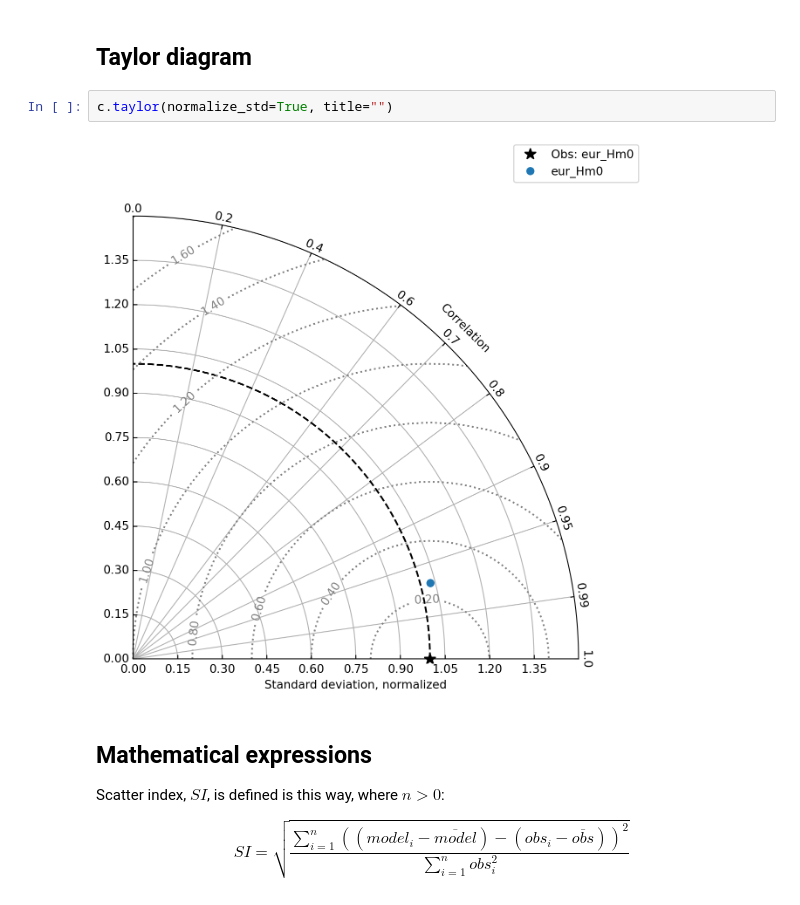
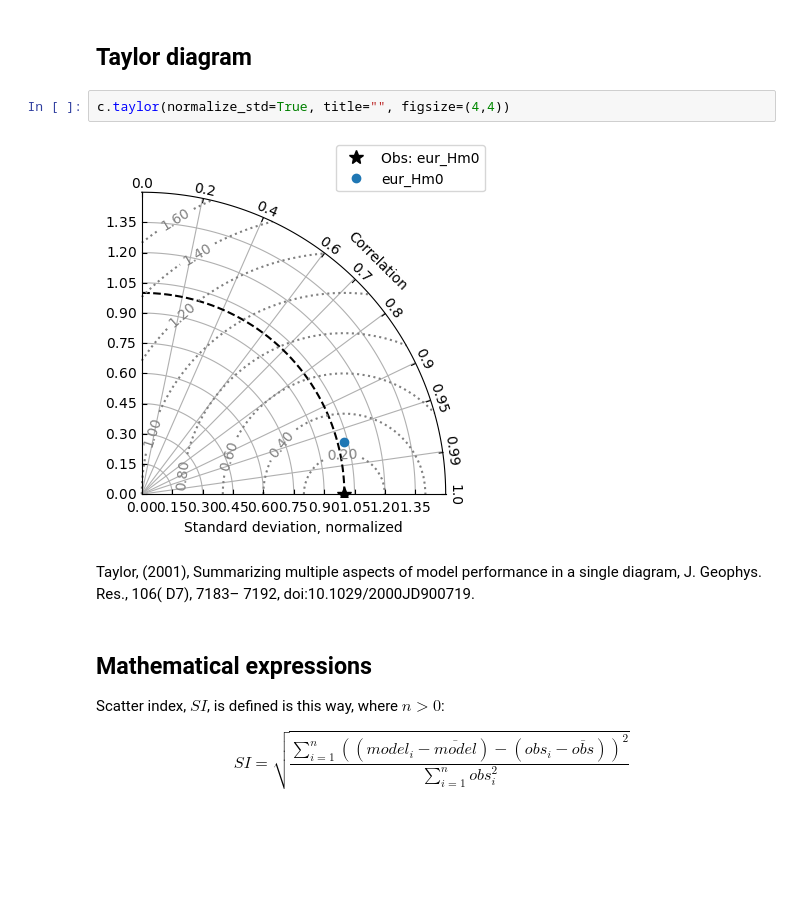
Before and after one commit to DHI/datatalks, a Jupyter notebook: talk_14_presentations_in_quarto/presentation_quarto.ipynb, the cells around one changed output. Saved outputs shown, nothing was run; the diff lists cells and outputs as text; blank space fills up the shorter version.

```diff
--- a/talk_14_presentations_in_quarto/presentation_quarto.ipynb
+++ b/talk_14_presentations_in_quarto/presentation_quarto.ipynb
@@ -188,9 +184,11 @@ c.scatter(backend="plotly")
 # %% [markdown]
 ## Taylor diagram
 # %%
-c.taylor(normalize_std=True, title="")
+c.taylor(normalize_std=True, title="", figsize=(4,4))
 # %% [output]
-[figure, old version]
+[figure, new version]
+# %% [markdown]
+Taylor, (2001), Summarizing multiple aspects of model performance in a single diagram, J. Geophys. Res., 106( D7), 7183– 7192, doi:10.1029/2000JD900719.
 # %% [markdown]
 ## Mathematical expressions
 
```
Also changed, not shown: parts of 5 cells of this notebook.
